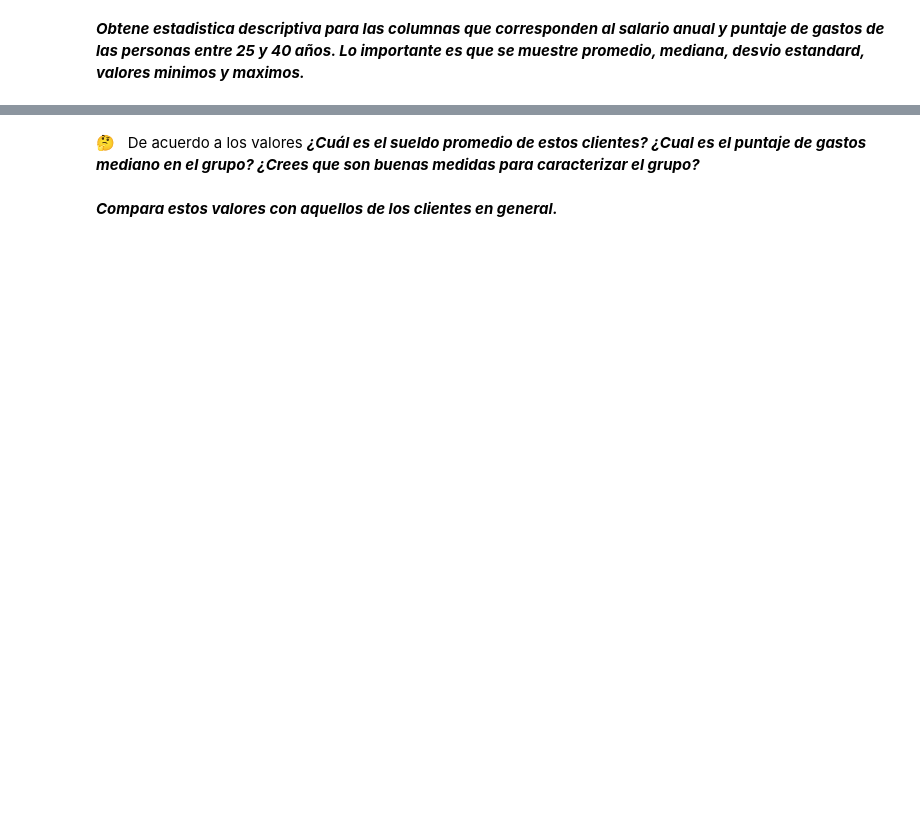
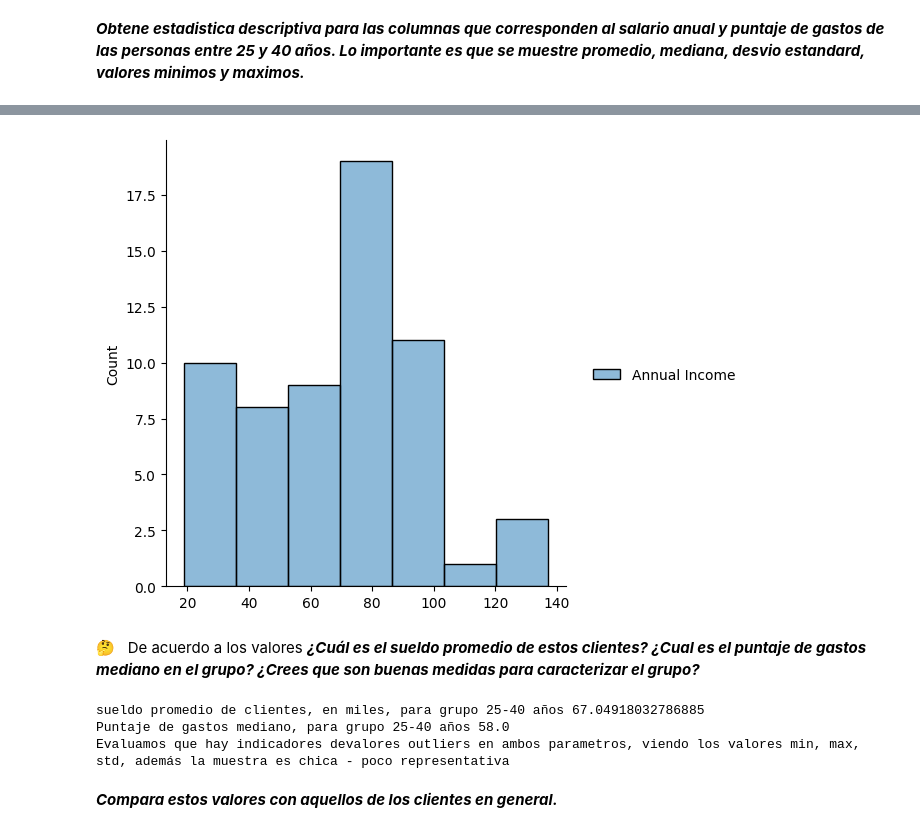
Before and after one commit to Guadalescano/Curso-Data-Science, a Jupyter notebook: Notebook_10.ipynb, the cells around one changed output, grey strips where cells are left out. Saved outputs shown, nothing was run; the diff lists cells and outputs as text; code cells hidden in the pictures; blank space fills up the shorter version.

```diff
--- a/Notebook_10.ipynb
+++ b/Notebook_10.ipynb
@@ -56,4 +217,20 @@ Porque tu compañia quiere diseñar un a campaña de marketing especial para per
+# %%
+
+sns.displot([clientes_mall['Annual Income'],clientes_mall_restricción['Annual Income']])
+sns.despine()
+# %% [output]
+[figure, added]
 # %% [markdown]
 🤔 &nbsp; De acuerdo a los valores **_¿Cuál es el sueldo promedio de estos clientes? ¿Cual es el puntaje de gastos mediano en el grupo? ¿Crees que son buenas medidas para caracterizar el grupo?_**
+# %%
+print("sueldo promedio de clientes, en miles, para grupo 25-40 años",clientes_mall_restricción['Annual Income'].mean())
+
+print("Puntaje de gastos mediano, para grupo 25-40 años",clientes_mall_restricción['Spending Score'].median())
+
+print("Evaluamos que hay indicadores devalores outliers en ambos parametros, viendo los valores min, max, std, además la muestra es chica - poco representativa")
+# %% [output]
+sueldo promedio de clientes, en miles, para grupo 25-40 años 67.04918032786885
+Puntaje de gastos mediano, para grupo 25-40 años 58.0
+Evaluamos que hay indicadores devalores outliers en ambos parametros, viendo los valores min, max, std, además la muestra es chica - poco representativa
 # %% [markdown]
 **_Compara estos valores con aquellos de los clientes en general._**
```
Also changed, not shown: parts of 15 cells of this notebook.
